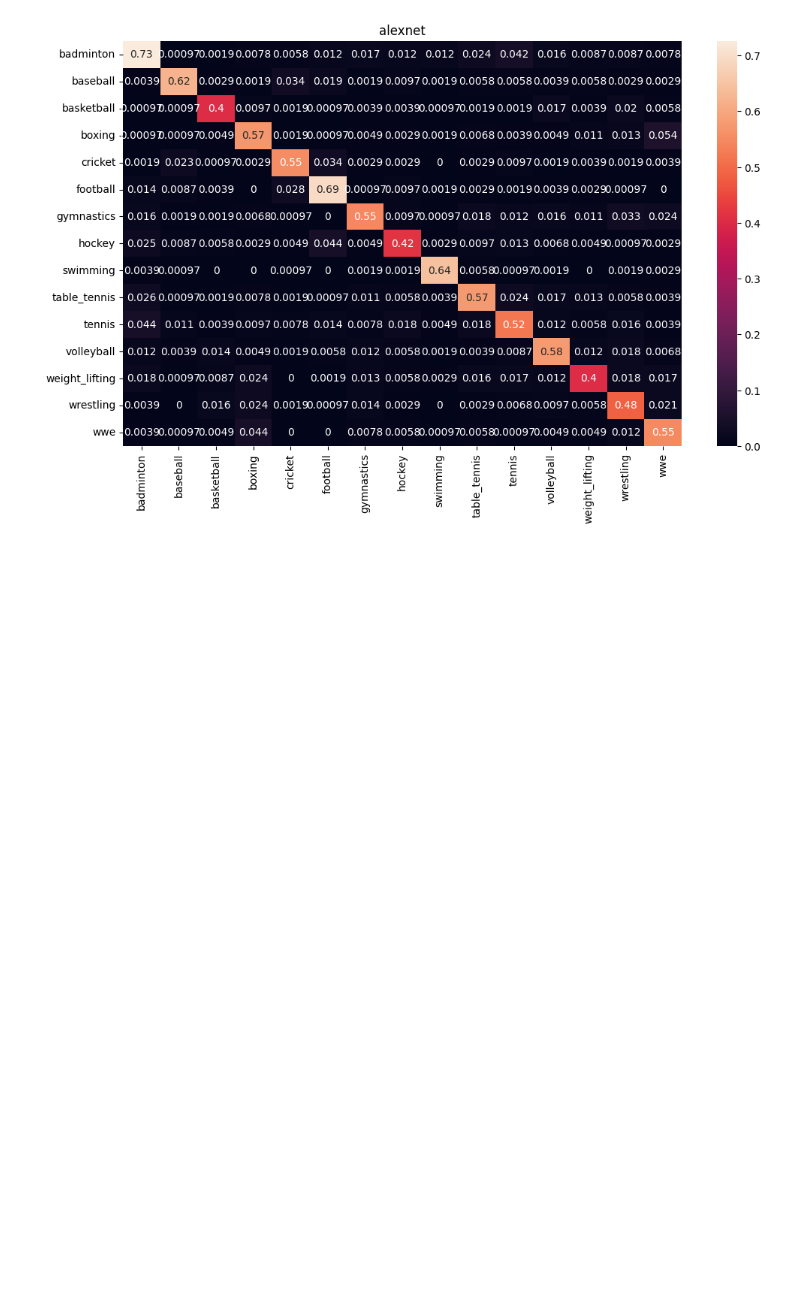
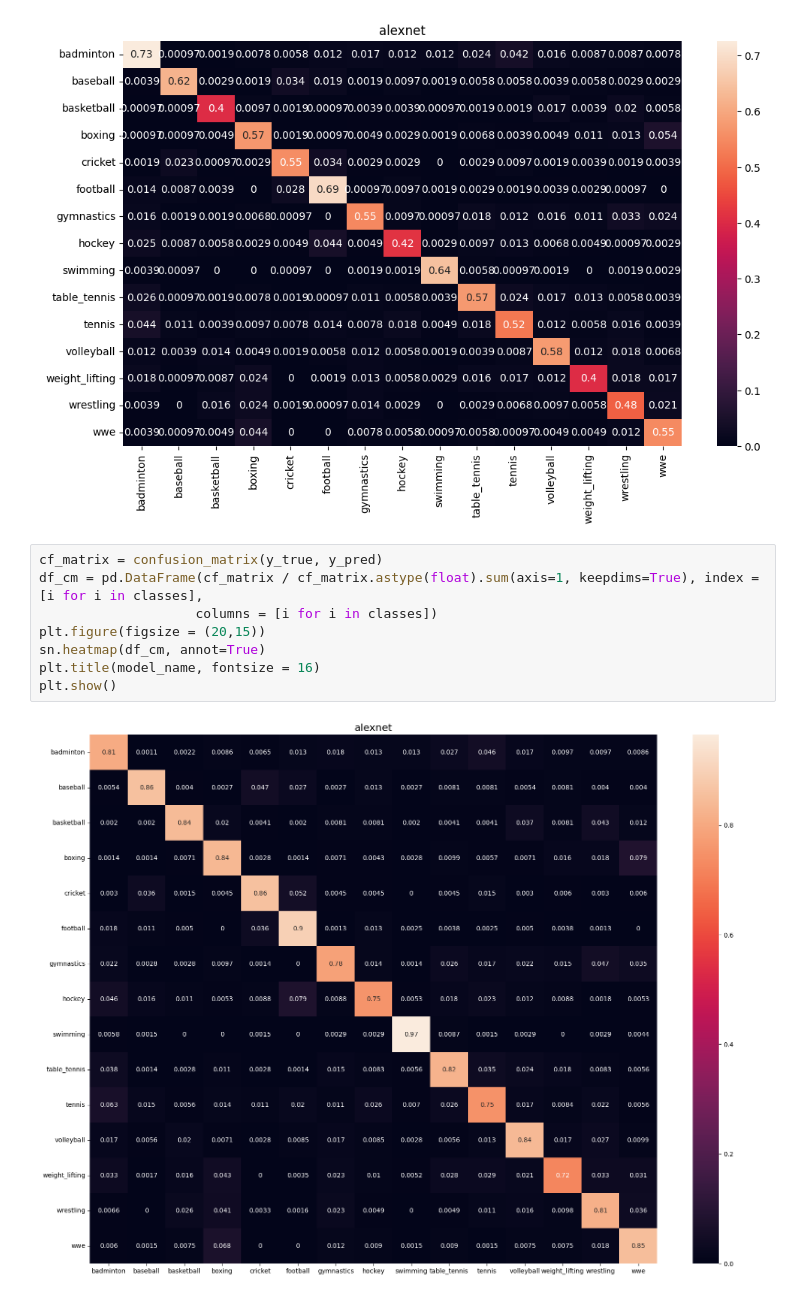
Before and after one commit to axelrocheteau/Neural-network, a Jupyter notebook: compare_NN.ipynb, the cells around one changed output. Drawn from its saved outputs; the diff is of its cells as text; blank space fills up the shorter version.

```diff
--- a/compare_NN.ipynb
+++ b/compare_NN.ipynb
@@ -129,3 +129,13 @@ batch test : 40/52
 batch test : 45/52
 batch test : 50/52
 [figure]
+# %%
+cf_matrix = confusion_matrix(y_true, y_pred)
+df_cm = pd.DataFrame(cf_matrix / cf_matrix.astype(float).sum(axis=1, keepdims=True), index = [i for i in classes],
+                    columns = [i for i in classes])
+plt.figure(figsize = (20,15))
+sn.heatmap(df_cm, annot=True)
+plt.title(model_name, fontsize = 16)
+plt.show()
+# %% [output]
+[figure, added]
```
Also changed, not shown: 2 other files.
